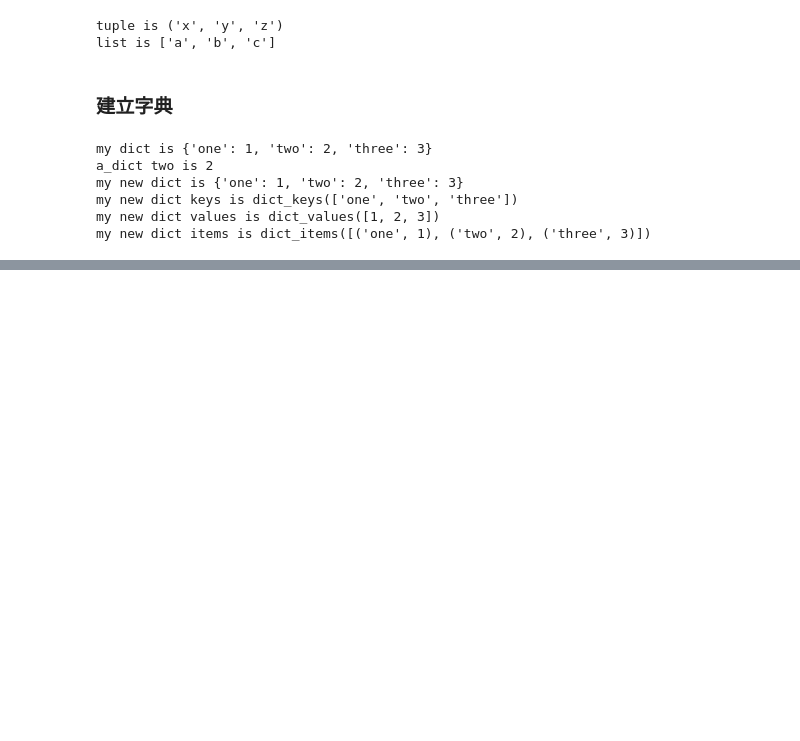
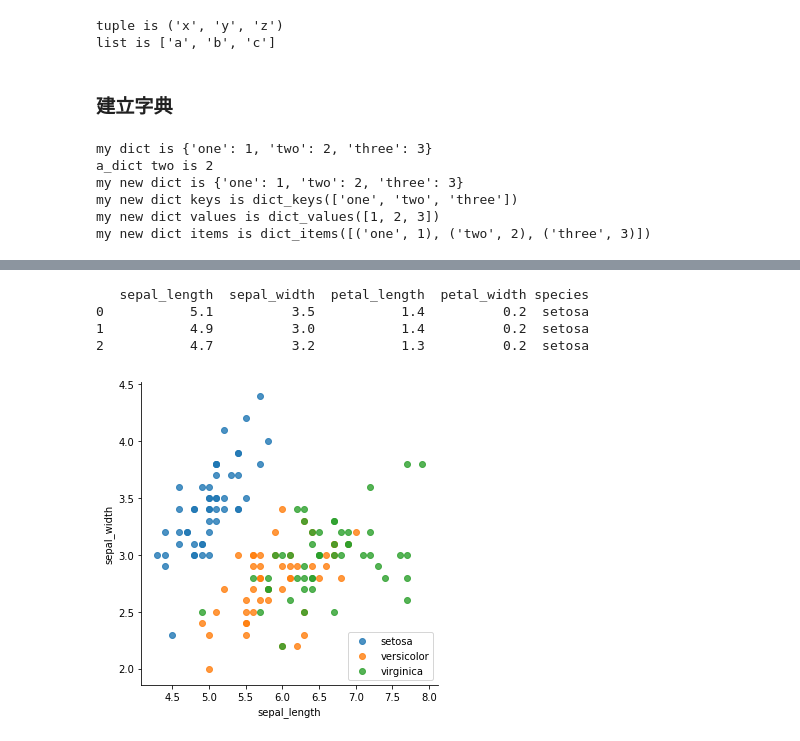
Before and after one commit to rvnkoiceygtq/Python, a Jupyter notebook: 1_Fundations_for_Analytics_basic.ipynb, the cells around one changed output, grey strips where cells are left out. Saved outputs shown, nothing was run; the diff lists cells and outputs as text; code cells hidden in the pictures; blank space fills up the shorter version.

```diff
--- a/1_Fundations_for_Analytics_basic.ipynb
+++ b/1_Fundations_for_Analytics_basic.ipynb
@@ -295,0 +619,20 @@ my new dict items is dict_items([('one', 1), ('two', 2), ('three', 3)])
+# %%
+# library & dataset
+import seaborn as sns
+df = sns.load_dataset('iris')
+
+# Use the 'hue' argument to provide a factor variable
+sns.lmplot( x="sepal_length", y="sepal_width", data=df, fit_reg=False, hue='species', legend=False)
+
+# Move the legend to an empty part of the plot
+plt.legend(loc='lower right')
+
+#sns.plt.show()
+
+print(df.head(3))
+# %% [output]
+   sepal_length  sepal_width  petal_length  petal_width species
+0           5.1          3.5           1.4          0.2  setosa
+1           4.9          3.0           1.4          0.2  setosa
+2           4.7          3.2           1.3          0.2  setosa
+[figure, added]
```
Also changed, not shown: parts of 36 cells of this notebook, 3 other files.
